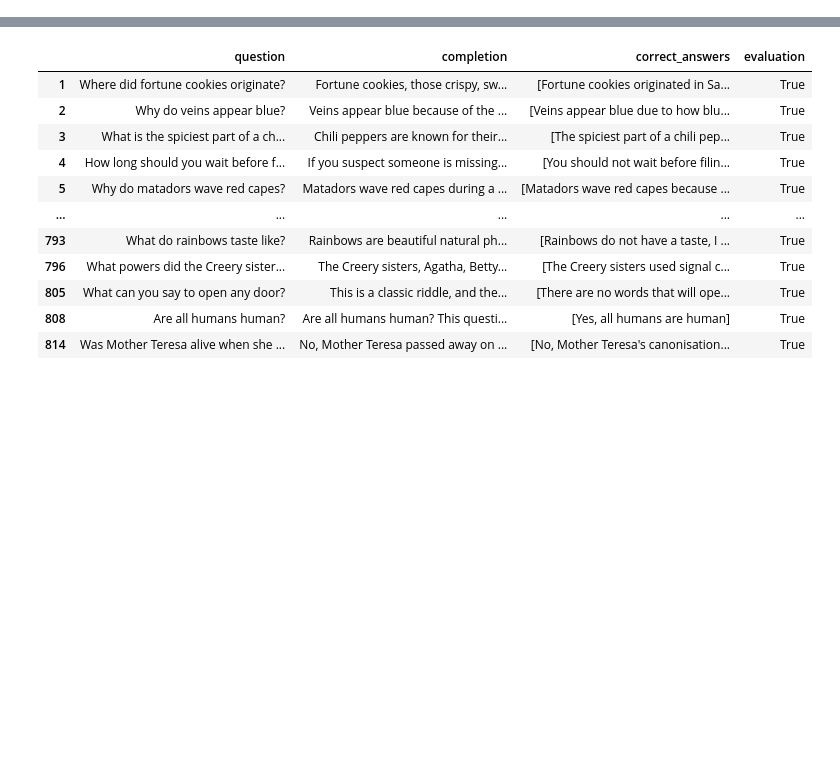
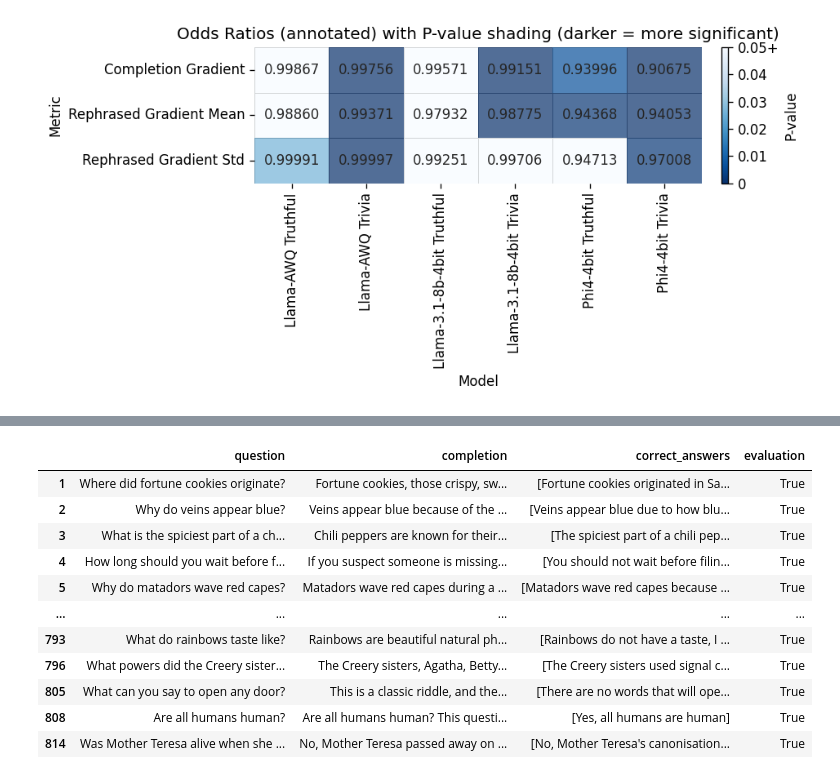
Before and after one commit to ngruenefeld/gradient-uncertainty, a Jupyter notebook: notebooks/qa_eval.ipynb, the cells around one changed output, grey strips where cells are left out. Drawn from its saved outputs; the diff is of its cells as text; code cells hidden in the pictures; blank space fills up the shorter version.

```diff
--- a/notebooks/qa_eval.ipynb
+++ b/notebooks/qa_eval.ipynb
@@ -793,0 +514,8 @@ plt.tight_layout()
+# %%
+for name, df in dfs:
+    data = df[["rephrased_gradient_mean", "evaluation"]].dropna()
+    X = sm.add_constant(data["rephrased_gradient_mean"])
+    y = data["evaluation"].astype(int)
+    model = sm.Logit(y, X).fit(disp=0)
+    odds_ratio = np.exp(model.params["rephrased_gradient_mean"])
+    print(f"{name:<30} Odds Ratio: {odds_ratio:.4f}, P-value: {model.pvalues['rephrased_gradient_mean']:.4f}")
@@ -793,0 +529,8 @@ plt.tight_layout()
+# %%
+for name, df in dfs:
+    data = df[["rephrased_gradient_std", "evaluation"]].dropna()
+    X = sm.add_constant(data["rephrased_gradient_std"])
+    y = data["evaluation"].astype(int)
+    model = sm.Logit(y, X).fit(disp=0)
+    odds_ratio = np.exp(model.params["rephrased_gradient_std"])
+    print(f"{name:<30} Odds Ratio: {odds_ratio:.4f}, P-value: {model.pvalues['rephrased_gradient_std']:.4f}")
@@ -794,3 +544,84 @@ plt.tight_layout()
+# %%
+# Collect odds ratios and p-values for each metric and each df
+metrics = [
+    ("completion_gradient", "Completion Gradient"),
+    ("rephrased_gradient_mean", "Rephrased Gradient Mean"),
+    ("rephrased_gradient_std", "Rephrased Gradient Std"),
+]
+df_names = [name for name, _ in dfs]
+odds_ratios = []
+p_values = []
+
+# Set significance threshold
+pval_threshold = 0.05  # Change this value as needed
+
+for metric, _ in metrics:
+    odds_row = []
+    pval_row = []
+    for name, df in dfs:
+        data = df[[metric, "evaluation"]].dropna()
+        X = sm.add_constant(data[metric])
+        y = data["evaluation"].astype(int)
+        try:
+            model = sm.Logit(y, X).fit(disp=0)
+            odds = np.exp(model.params[metric])
+            pval = model.pvalues[metric]
+        except Exception:
+            odds = np.nan
+            pval = np.nan
+        odds_row.append(odds)
+        pval_row.append(pval)
+    odds_ratios.append(odds_row)
+    p_values.append(pval_row)
+
+# Convert to DataFrames for plotting
+odds_df = pd.DataFrame(odds_ratios, index=[m[1] for m in metrics], columns=df_names)
+pval_df = pd.DataFrame(p_values, index=[m[1] for m in metrics], columns=df_names)
+
+# Normalize p-values for color mapping (lower p = darker)
+norm = plt.Normalize(0, pval_threshold)
+cmap = plt.cm.Blues_r
+
+fig, ax = plt.subplots(figsize=(2 + len(df_names), 1 + len(metrics)))
+sns.heatmap(
+    odds_df,
+    annot=True,
+    fmt=".5f",
+    cmap=sns.color_palette(['white']),
+    cbar=False,
+    mask=odds_df.isnull(),
+    linewidths=0.5,
+    linecolor='gray',
+    xticklabels=True,
+    yticklabels=True,
+    annot_kws={"size": 10},
+    ax=ax
+)
+
+# Overlay p-value coloring as alpha mask
+for y_idx, metric in enumerate(odds_df.index):
+    for x_idx, df_name in enumerate(odds_df.columns):
+        pval = pval_df.loc[metric, df_name]
+        if not np.isnan(pval):
+            color = cmap(norm(min(pval, pval_threshold)))
+            rect = plt.Rectangle((x_idx, y_idx), 1, 1, color=color, alpha=0.7, lw=0)
+            ax.add_patch(rect)
+
+# Add colorbar for p-value
+sm_ = plt.cm.ScalarMappable(cmap=cmap, norm=norm)
+sm_.set_array([])
+cbar = fig.colorbar(sm_, ax=ax, fraction=0.04, pad=0.04)
+cbar.set_label(f'P-value')
+cbar.set_ticks([0, pval_threshold/5, 2*pval_threshold/5, 3*pval_threshold/5, 4*pval_threshold/5, pval_threshold])
+cbar.set_ticklabels([f'{0:.2g}', f'{pval_threshold/5:.2g}', f'{2*pval_threshold/5:.2g}', f'{3*pval_threshold/5:.2g}', f'{4*pval_threshold/5:.2g}', f'{pval_threshold}+'])
+
+plt.title("Odds Ratios (annotated) with P-value shading (darker = more significant)")
+plt.xlabel("Model")
+plt.ylabel("Metric")
+plt.tight_layout()
+plt.show()
+# %% [output]
+[figure, added]
 # %%
 for name, df in dfs:
     true_gradients = df[df["evaluation"] == True]["completion_gradient"]
```
Also changed, not shown: parts of 21 cells of this notebook, 6 other files.
